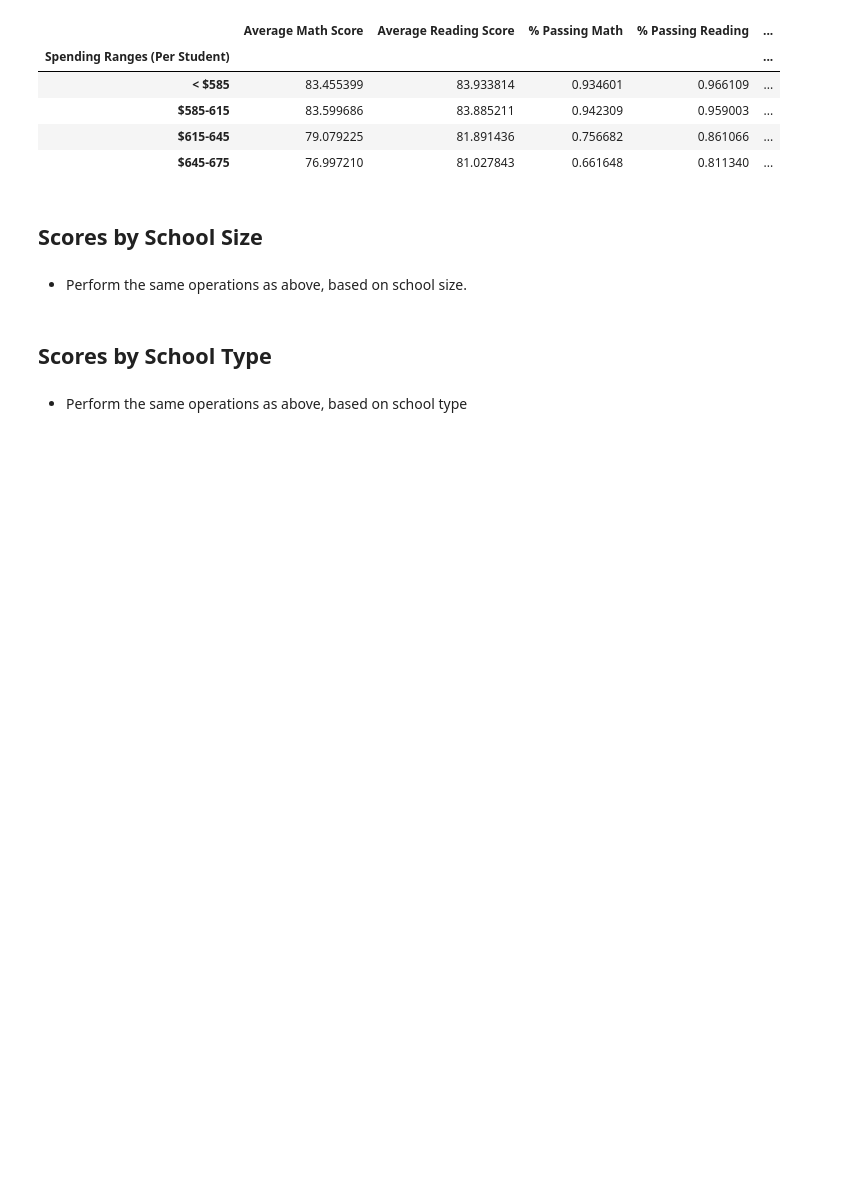
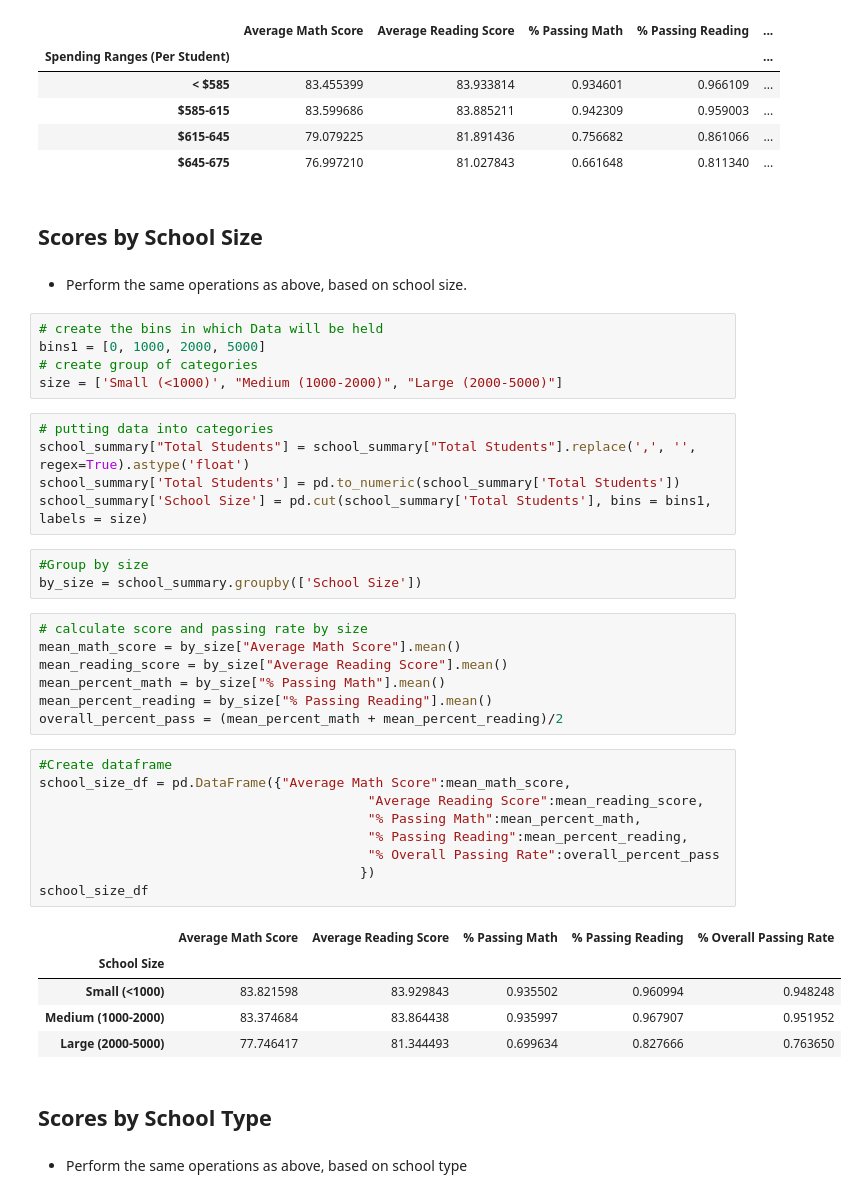
Before and after one commit to onenaghi/pandas-challenge, a Jupyter notebook: PyCitySchools/PyCitySchools_starter.ipynb, the cells around one changed output. Drawn from its saved outputs; the diff is of its cells as text; blank space fills up the shorter version.

```diff
--- a/PyCitySchools/PyCitySchools_starter.ipynb
+++ b/PyCitySchools/PyCitySchools_starter.ipynb
@@ -368,6 +368,41 @@ school_spending
 ## Scores by School Size
 # %% [markdown]
 * Perform the same operations as above, based on school size.
+# %%
+# create the bins in which Data will be held
+bins1 = [0, 1000, 2000, 5000]
+# create group of categories
+size = ['Small (<1000)', "Medium (1000-2000)", "Large (2000-5000)"]
+# %%
+# putting data into categories
+school_summary["Total Students"] = school_summary["Total Students"].replace(',', '', regex=True).astype('float')
+school_summary['Total Students'] = pd.to_numeric(school_summary['Total Students'])
+school_summary['School Size'] = pd.cut(school_summary['Total Students'], bins = bins1, labels = size)
+# %%
+#Group by size
+by_size = school_summary.groupby(['School Size'])
+# %%
+# calculate score and passing rate by size
+mean_math_score = by_size["Average Math Score"].mean()
+mean_reading_score = by_size["Average Reading Score"].mean()
+mean_percent_math = by_size["% Passing Math"].mean()
+mean_percent_reading = by_size["% Passing Reading"].mean()
+overall_percent_pass = (mean_percent_math + mean_percent_reading)/2
+# %%
+#Create dataframe
+school_size_df = pd.DataFrame({"Average Math Score":mean_math_score,
+                                          "Average Reading Score":mean_reading_score,
+                                          "% Passing Math":mean_percent_math,
+                                          "% Passing Reading":mean_percent_reading,
+                                          "% Overall Passing Rate":overall_percent_pass
+                                         })
+school_size_df
+# %% [output]
+|  | Average Math Score | Average Reading Score | % Passing Math | % Passing Reading | % Overall Passing Rate |
+| School Size |  |  |  |  |  |
+| Small (<1000) | 83.821598 | 83.929843 | 0.935502 | 0.960994 | 0.948248 |
+| Medium (1000-2000) | 83.374684 | 83.864438 | 0.935997 | 0.967907 | 0.951952 |
+| Large (2000-5000) | 77.746417 | 81.344493 | 0.699634 | 0.827666 | 0.763650 |
 # %% [markdown]
 ## Scores by School Type
 # %% [markdown]
```
Also changed, not shown: parts of 4 cells of this notebook.
